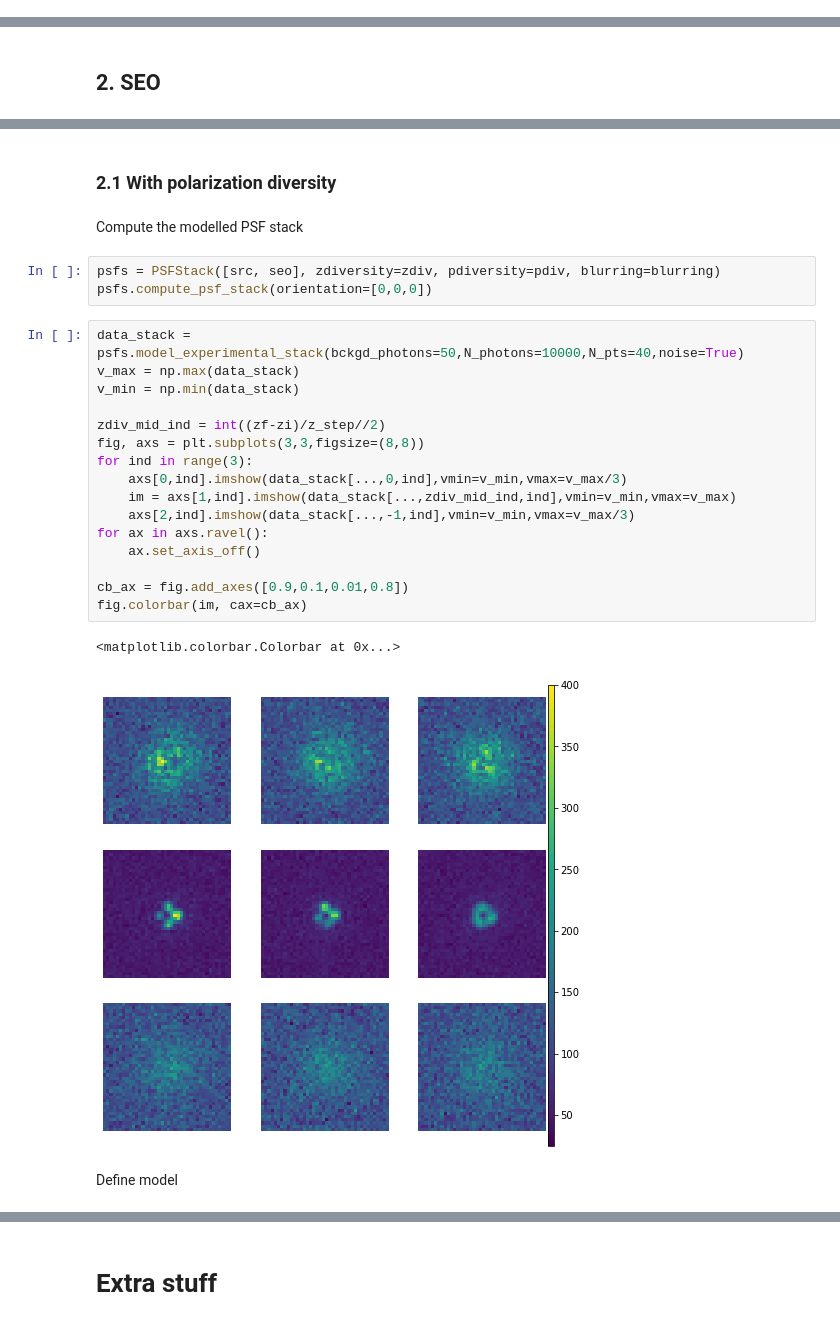
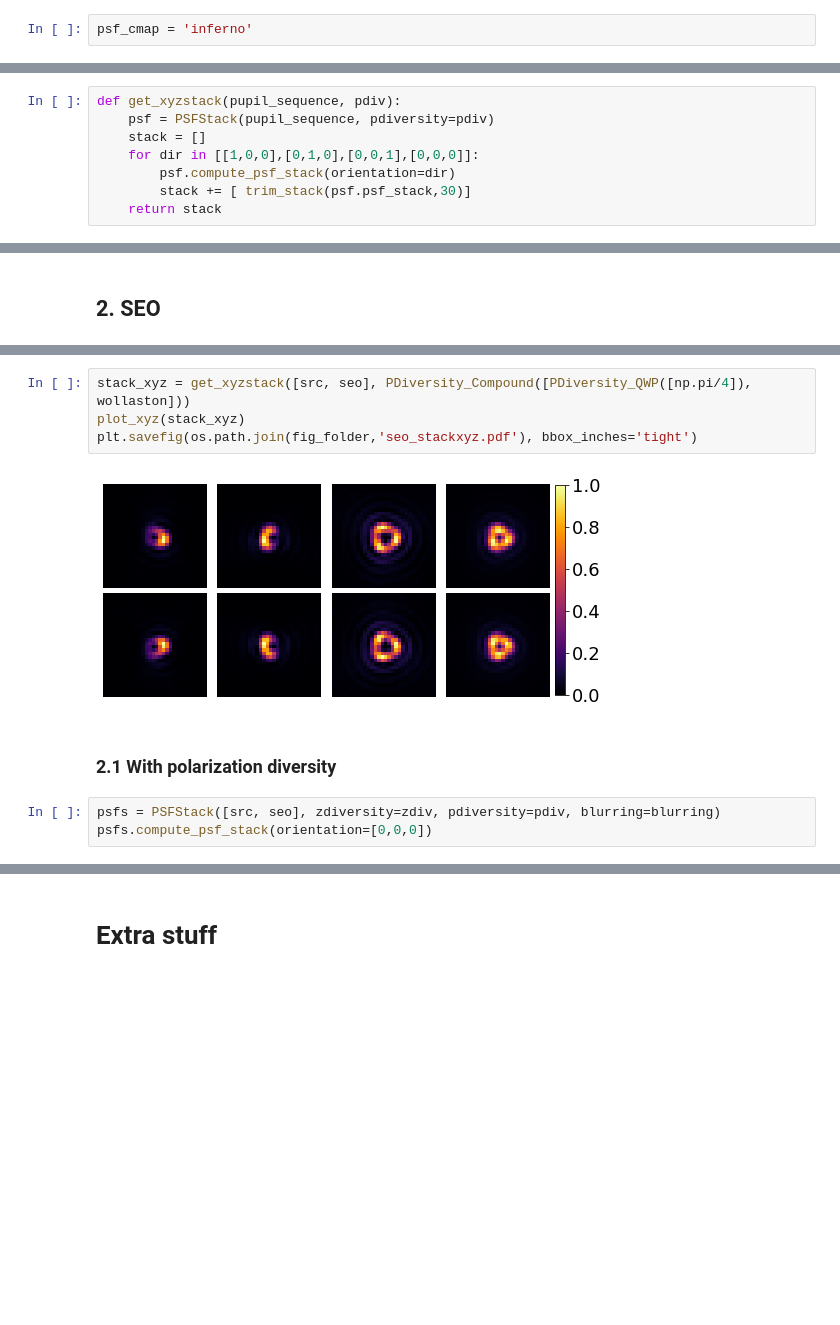
Before and after one commit to rodguti90/pyPSFstack, a Jupyter notebook: pytorch_tests.ipynb, the cells around one changed output, grey strips where cells are left out. Saved outputs shown, nothing was run; the diff lists cells and outputs as text; blank space fills up the shorter version.

```diff
--- a/pytorch_tests.ipynb
+++ b/pytorch_tests.ipynb
@@ -33 +36,3 @@ device = 'cuda' if torch.cuda.is_available() else 'cpu'
 plt.rcParams.update({"figure.facecolor" : "white"})
+# %%
+psf_cmap = 'inferno'
@@ -33,0 +95,8 @@ plt.rcParams.update({"figure.facecolor" : "white"})
+# %%
+def get_xyzstack(pupil_sequence, pdiv):
+    psf = PSFStack(pupil_sequence, pdiversity=pdiv)
+    stack = []
+    for dir in [[1,0,0],[0,1,0],[0,0,1],[0,0,0]]:
+        psf.compute_psf_stack(orientation=dir)
+        stack += [ trim_stack(psf.psf_stack,30)]
+    return stack
@@ -104,28 +269,11 @@ blurring = ExactBlurring(**params['blurring'],**params['pupil'])
+# %%
+stack_xyz = get_xyzstack([src, seo], PDiversity_Compound([PDiversity_QWP([np.pi/4]), wollaston]))
+plot_xyz(stack_xyz)
+plt.savefig(os.path.join(fig_folder,'seo_stackxyz.pdf'), bbox_inches='tight')
+# %% [output]
+[figure, added]
 # %% [markdown]
 ### 2.1 With polarization diversity
-# %% [markdown]
-Compute the modelled PSF stack
 # %%
 psfs = PSFStack([src, seo], zdiversity=zdiv, pdiversity=pdiv, blurring=blurring)
 psfs.compute_psf_stack(orientation=[0,0,0])
-# %%
-data_stack = psfs.model_experimental_stack(bckgd_photons=50,N_photons=10000,N_pts=40,noise=True)
-v_max = np.max(data_stack)
-v_min = np.min(data_stack)
-
-zdiv_mid_ind = int((zf-zi)/z_step//2)
-fig, axs = plt.subplots(3,3,figsize=(8,8))
-for ind in range(3):
-    axs[0,ind].imshow(data_stack[...,0,ind],vmin=v_min,vmax=v_max/3)
-    im = axs[1,ind].imshow(data_stack[...,zdiv_mid_ind,ind],vmin=v_min,vmax=v_max)
-    axs[2,ind].imshow(data_stack[...,-1,ind],vmin=v_min,vmax=v_max/3)
-for ax in axs.ravel():
-    ax.set_axis_off()
-
-cb_ax = fig.add_axes([0.9,0.1,0.01,0.8])
-fig.colorbar(im, cax=cb_ax)
-# %% [output]
-<matplotlib.colorbar.Colorbar at 0x...>
-[figure, removed]
-# %% [markdown]
-Define model
```
Also changed, not shown: parts of 57 cells of this notebook.
